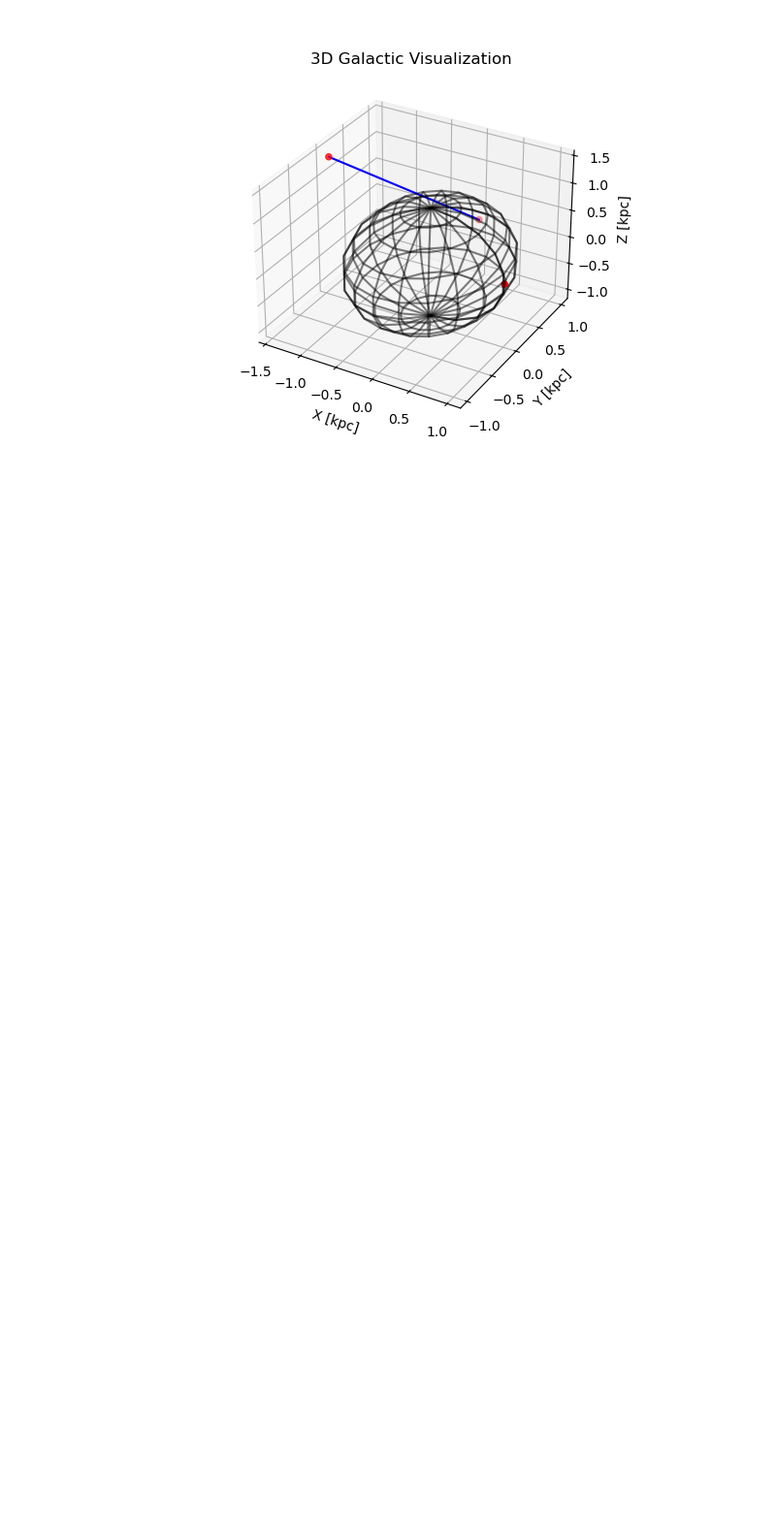
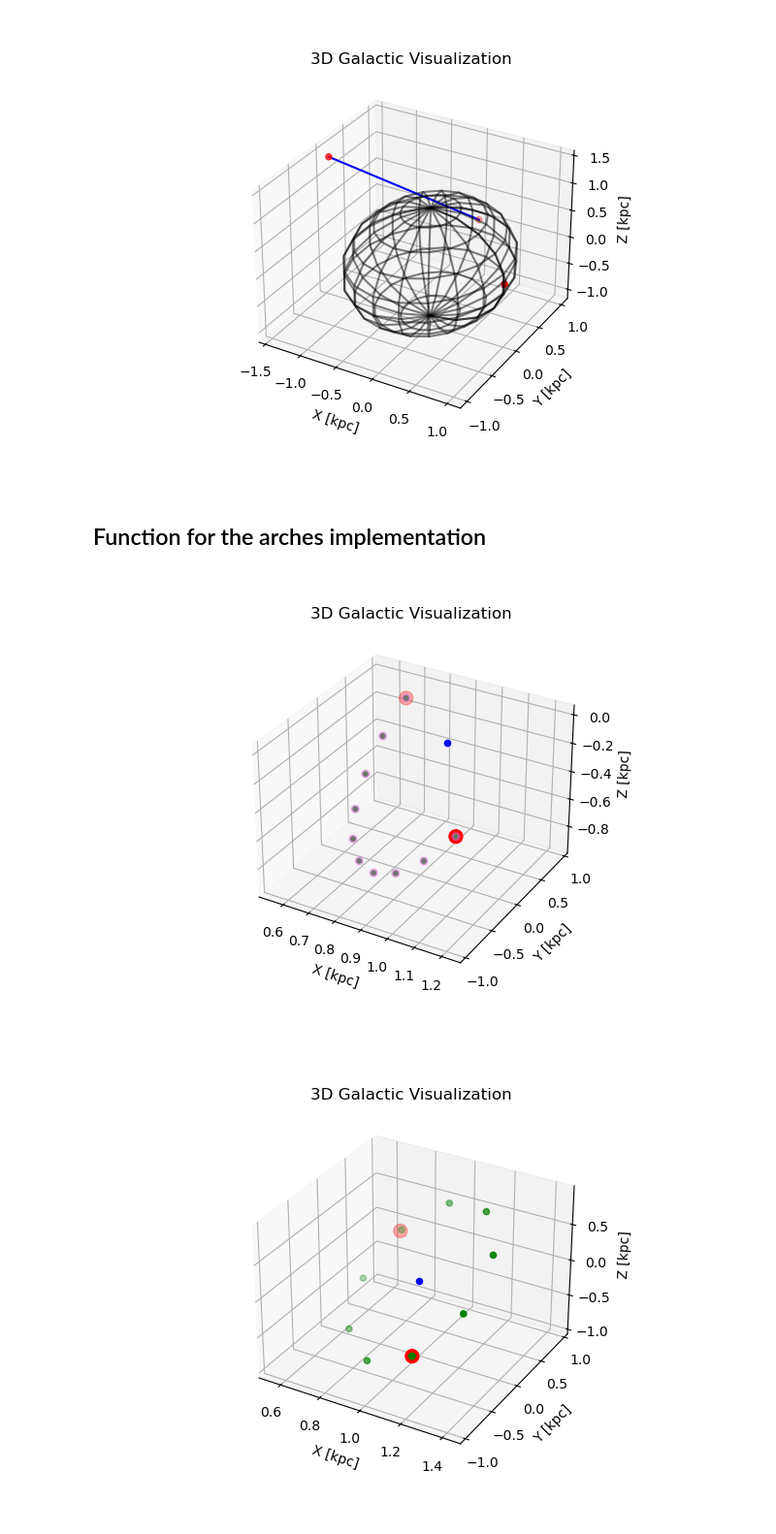
Before and after one commit to ioanazelko/isrf, a Jupyter notebook: isrf/plotting.ipynb, the cells around one changed output. Shown at 97% size. Drawn from its saved outputs; the diff is of its cells as text; code cells hidden in the pictures; blank space fills up the shorter version.

```diff
--- a/isrf/plotting.ipynb
+++ b/isrf/plotting.ipynb
@@ -36,4 +37,14 @@ ax.set_title('3D Galactic Visualization')
 plt.show()
 # %% [output]
 [figure]
+# %% [markdown]
+## Function for the arches implementation
+# %%
+
+
+plot_utils.plot_test_circle()
+plot_utils.plot_test_arch()
+# %% [output]
+[figure, added]
+[figure, added]
 # %%
```
Also changed, not shown: parts of 3 cells of this notebook, 5 other files.
